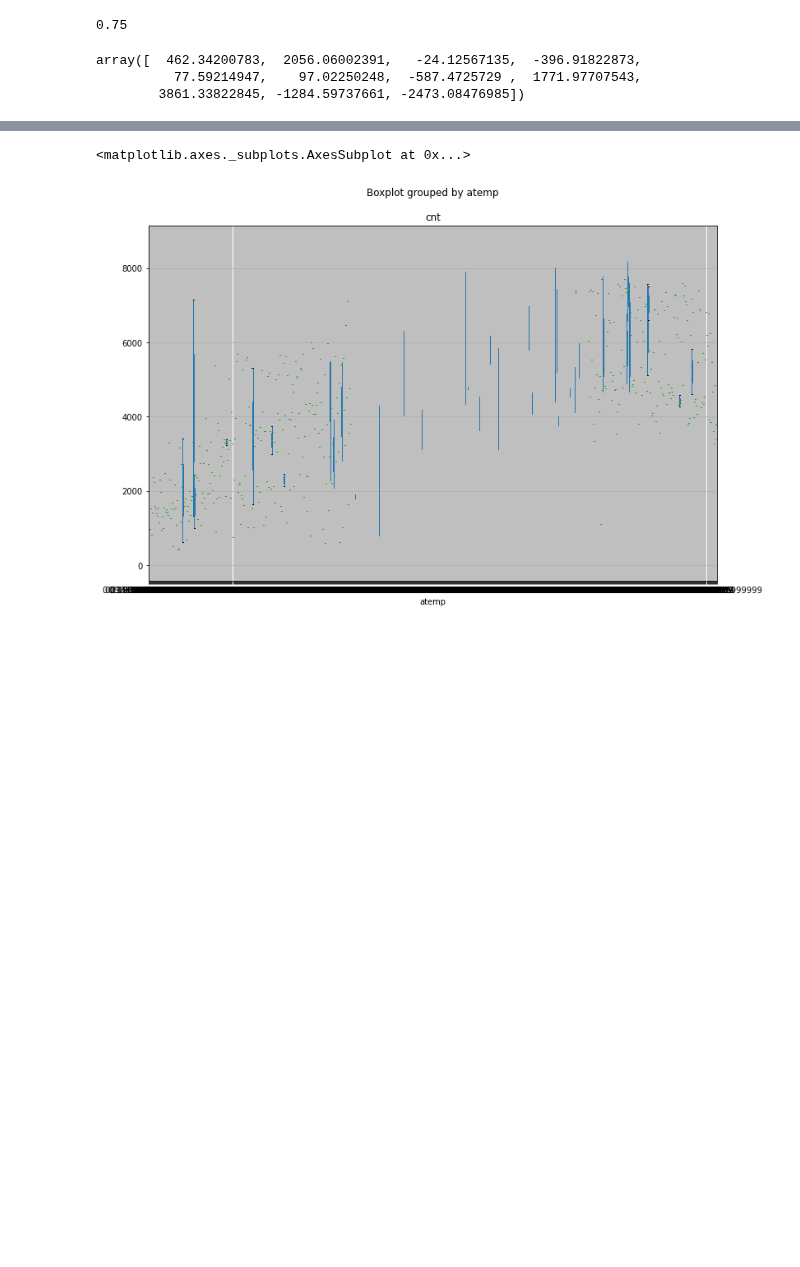
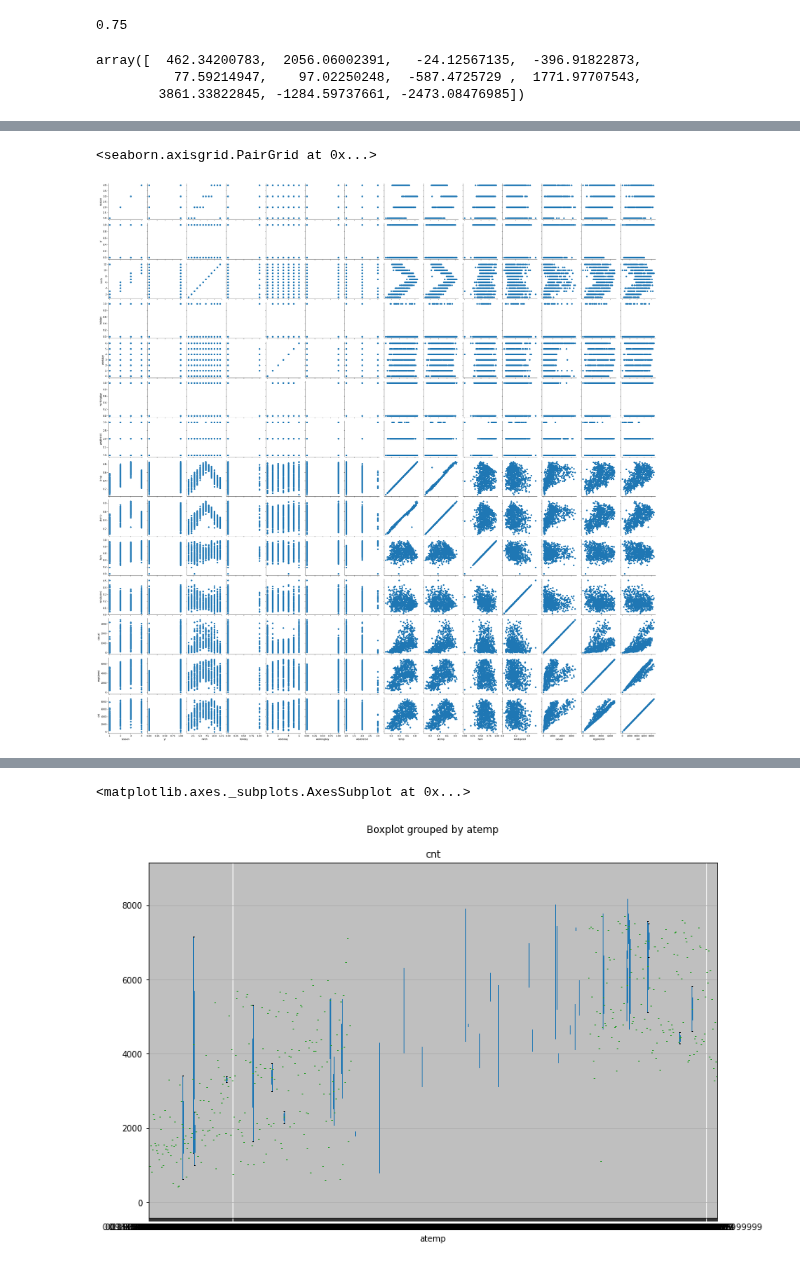
Before and after one commit to MashaKubyshina/Data_Science_Scripts, a Jupyter notebook: Regression_on_"day"_bike_sharing_dataset.ipynb, the cells around one changed output, grey strips where cells are left out. Cells and saved outputs as stored; diff of their text form; code cells hidden in the pictures; blank space fills up the shorter version.

```diff
--- a/Regression_on_"day"_bike_sharing_dataset.ipynb
+++ b/Regression_on_"day"_bike_sharing_dataset.ipynb
@@ -819,0 +830,8 @@ df.describe()
+# %%
+# grid plot with seaborn
+
+grid = sns.PairGrid(df)
+grid.map(plt.scatter)
+# %% [output]
+<seaborn.axisgrid.PairGrid at 0x...>
+[figure, added]
```
Also changed, not shown: parts of 7 cells of this notebook.
